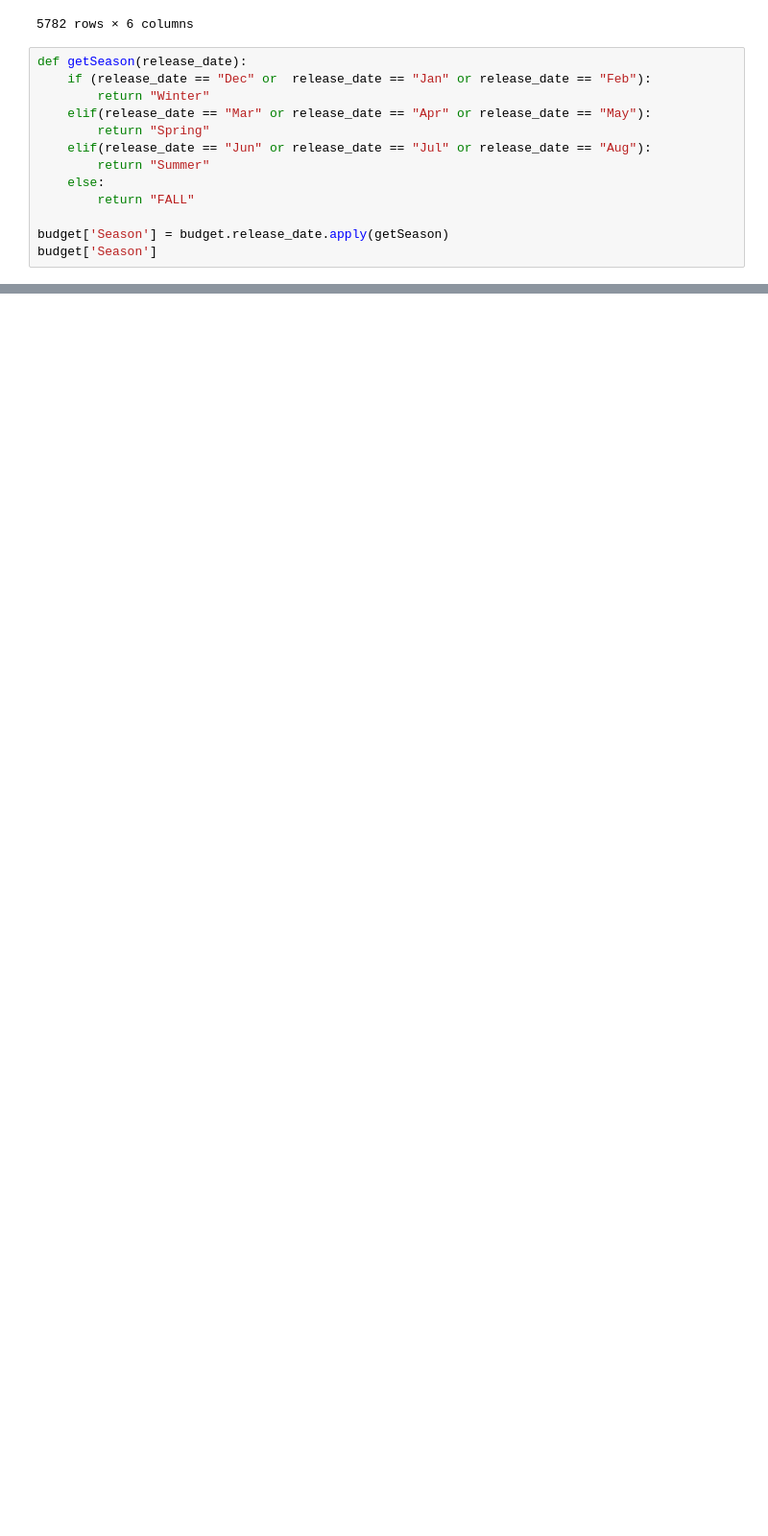
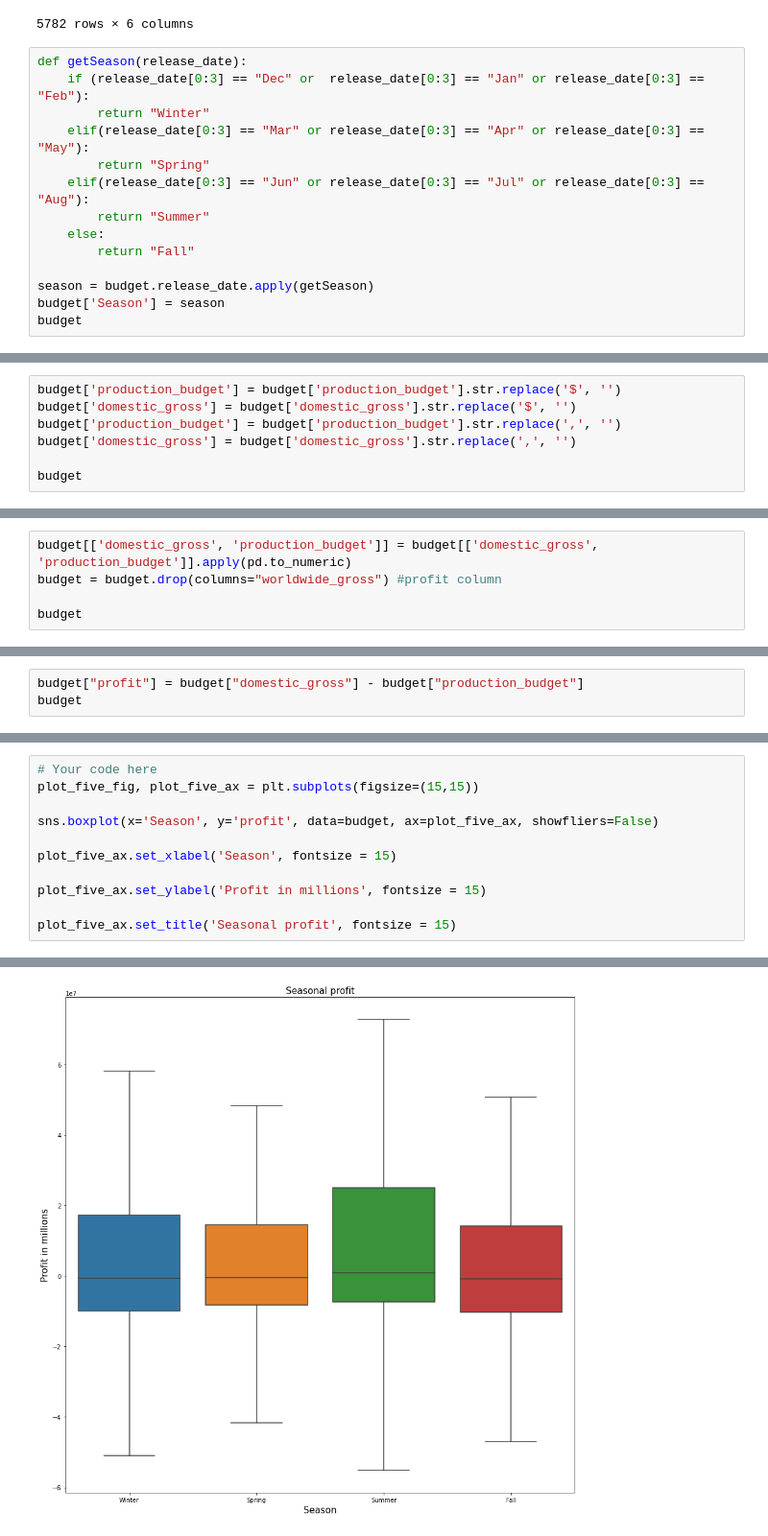
Before and after one commit to richesinrr0/microsoft_movie_analysis, a Jupyter notebook: Movie_analysis_tables.ipynb, the cells around one changed output, grey strips where cells are left out. Shown: that part at 96% size. Cells and saved outputs as stored; diff of their text form; blank space fills up the shorter version.

Commit message:
Boxplot for seasonal profits

```diff
--- a/Movie_analysis_tables.ipynb
+++ b/Movie_analysis_tables.ipynb
@@ -156,15 +21,16 @@ budget
 5782 rows × 6 columns
 # %%
 def getSeason(release_date):
-    if (release_date == "Dec" or  release_date == "Jan" or release_date == "Feb"):
+    if (release_date[0:3] == "Dec" or  release_date[0:3] == "Jan" or release_date[0:3] == "Feb"):
         return "Winter"
-    elif(release_date == "Mar" or release_date == "Apr" or release_date == "May"):
+    elif(release_date[0:3] == "Mar" or release_date[0:3] == "Apr" or release_date[0:3] == "May"):
         return "Spring"
-    elif(release_date == "Jun" or release_date == "Jul" or release_date == "Aug"):
+    elif(release_date[0:3] == "Jun" or release_date[0:3] == "Jul" or release_date[0:3] == "Aug"):
         return "Summer"
     else:
-        return "FALL"
+        return "Fall"
 
-budget['Season'] = budget.release_date.apply(getSeason)
-budget['Season']
+season = budget.release_date.apply(getSeason)
+budget['Season'] = season
+budget
 # %% [output]
@@ -199,0 +58,7 @@ movies
+# %%
+budget['production_budget'] = budget['production_budget'].str.replace('$', '')
+budget['domestic_gross'] = budget['domestic_gross'].str.replace('$', '')
+budget['production_budget'] = budget['production_budget'].str.replace(',', '')
+budget['domestic_gross'] = budget['domestic_gross'].str.replace(',', '')
+
+budget
@@ -199,0 +79,5 @@ movies
+# %%
+budget[['domestic_gross', 'production_budget']] = budget[['domestic_gross', 'production_budget']].apply(pd.to_numeric)
+budget = budget.drop(columns="worldwide_gross") #profit column
+
+budget
@@ -199,0 +98,3 @@ movies
+# %%
+budget["profit"] = budget["domestic_gross"] - budget["production_budget"]
+budget
@@ -199,0 +115,12 @@ movies
+# %%
+# Your code here
+plot_five_fig, plot_five_ax = plt.subplots(figsize=(15,15))
+
+sns.boxplot(x='Season', y='profit', data=budget, ax=plot_five_ax, showfliers=False)
+
+plot_five_ax.set_xlabel('Season', fontsize = 15)
+
+plot_five_ax.set_ylabel('Profit in millions', fontsize = 15)
+
+plot_five_ax.set_title('Seasonal profit', fontsize = 15)
+# %% [output]
@@ -199,0 +128 @@ movies
+[figure, added]
```
Also changed, not shown: parts of 16 cells of this notebook.
